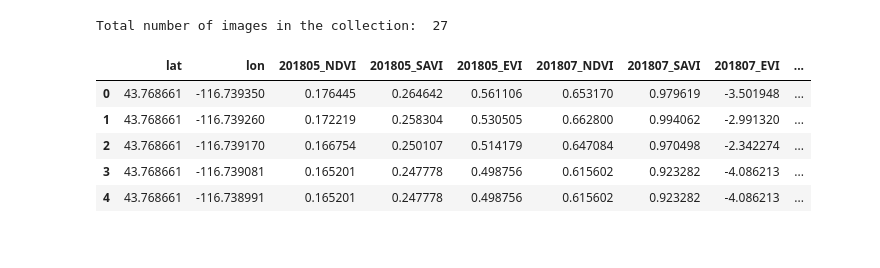
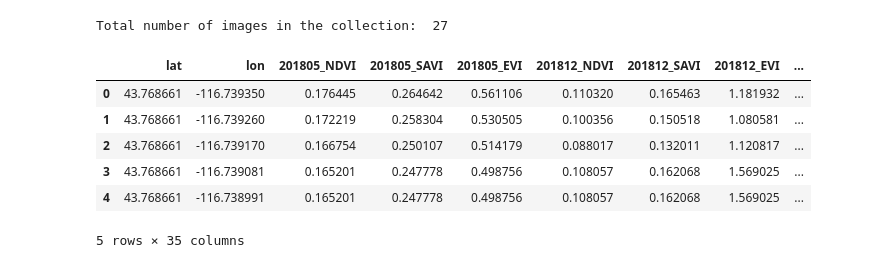
Before and after one commit to sonalthakkarBerkeley/MIDS_Capstone_Summer2020, a Jupyter notebook: GEE_SatelliteImagery_EDA.ipynb, the cells around one changed output. Cells and saved outputs as stored; diff of their text form; code cells hidden in the pictures.

```diff
--- a/GEE_SatelliteImagery_EDA.ipynb
+++ b/GEE_SatelliteImagery_EDA.ipynb
@@ -314,5 +349,5 @@ Preliminary finding: irrigated croplands have lower NDVI in the winter and highe
 # %%
-test_df = satallite_imagery(source="Sentinel2_1C", center_lat=US_ID_lat, center_lon=US_ID_lon, edge_len=US_ID_edge_len,
+ID_df = satellite_imagery(source="Sentinel2_1C", center_lat=US_ID_lat, center_lon=US_ID_lon, edge_len=US_ID_edge_len,
                   start_date='2018-1-01', end_date='2018-12-31',
                   plot_option='no', time_series="monthly")
 # %% [output]
@@ -322,9 +357,10 @@ test_df.to_csv('temp2.csv')
 # %%
-test_df.head()
+ID_df.head()
 # %% [output]
-|  | lat | lon | 201805_NDVI | 201805_SAVI | 201805_EVI | 201807_NDVI | 201807_SAVI | 201807_EVI | ... |
-| 0 | 43.768661 | -116.739350 | 0.176445 | 0.264642 | 0.561106 | 0.653170 | 0.979619 | -3.501948 | ... |
-| 1 | 43.768661 | -116.739260 | 0.172219 | 0.258304 | 0.530505 | 0.662800 | 0.994062 | -2.991320 | ... |
-| 2 | 43.768661 | -116.739170 | 0.166754 | 0.250107 | 0.514179 | 0.647084 | 0.970498 | -2.342274 | ... |
-| 3 | 43.768661 | -116.739081 | 0.165201 | 0.247778 | 0.498756 | 0.615602 | 0.923282 | -4.086213 | ... |
-| 4 | 43.768661 | -116.738991 | 0.165201 | 0.247778 | 0.498756 | 0.615602 | 0.923282 | -4.086213 | ... |
+|  | lat | lon | 201805_NDVI | 201805_SAVI | 201805_EVI | 201812_NDVI | 201812_SAVI | 201812_EVI | ... |
+| 0 | 43.768661 | -116.739350 | 0.176445 | 0.264642 | 0.561106 | 0.110320 | 0.165463 | 1.181932 | ... |
+| 1 | 43.768661 | -116.739260 | 0.172219 | 0.258304 | 0.530505 | 0.100356 | 0.150518 | 1.080581 | ... |
+| 2 | 43.768661 | -116.739170 | 0.166754 | 0.250107 | 0.514179 | 0.088017 | 0.132011 | 1.120817 | ... |
+| 3 | 43.768661 | -116.739081 | 0.165201 | 0.247778 | 0.498756 | 0.108057 | 0.162068 | 1.569025 | ... |
+| 4 | 43.768661 | -116.738991 | 0.165201 | 0.247778 | 0.498756 | 0.108057 | 0.162068 | 1.569025 | ... |
+5 rows × 35 columns
```
Also changed, not shown: parts of 19 cells of this notebook, 1 other file.
